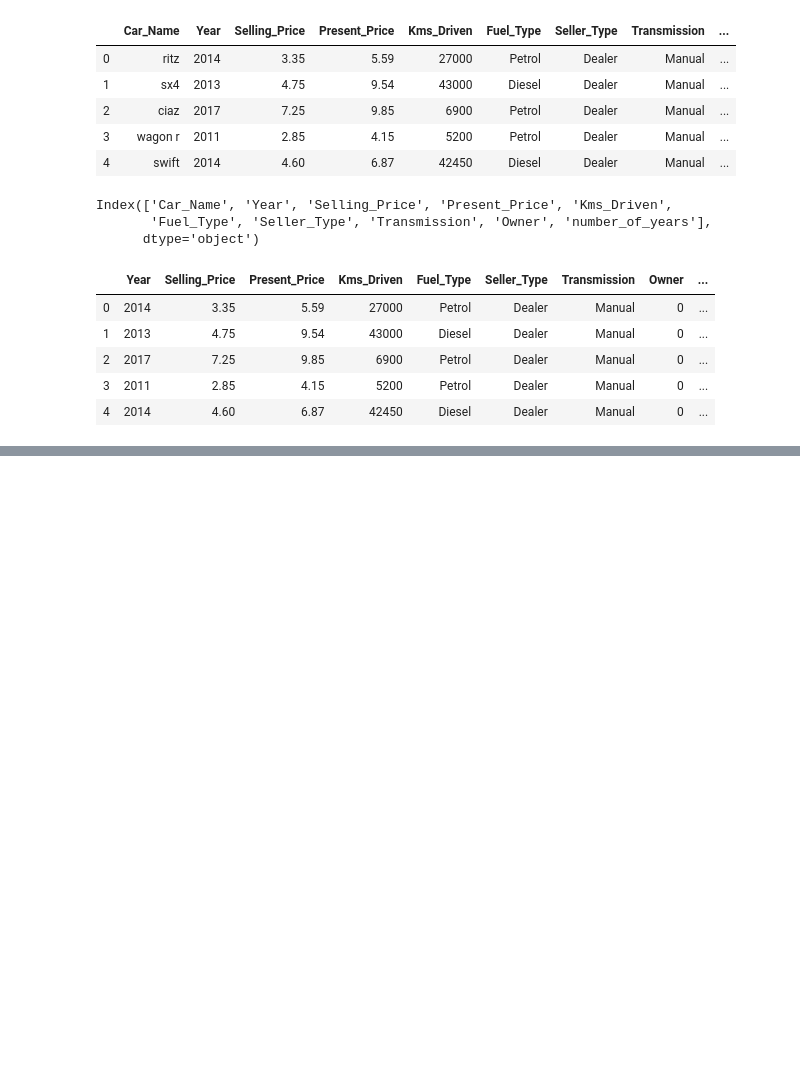
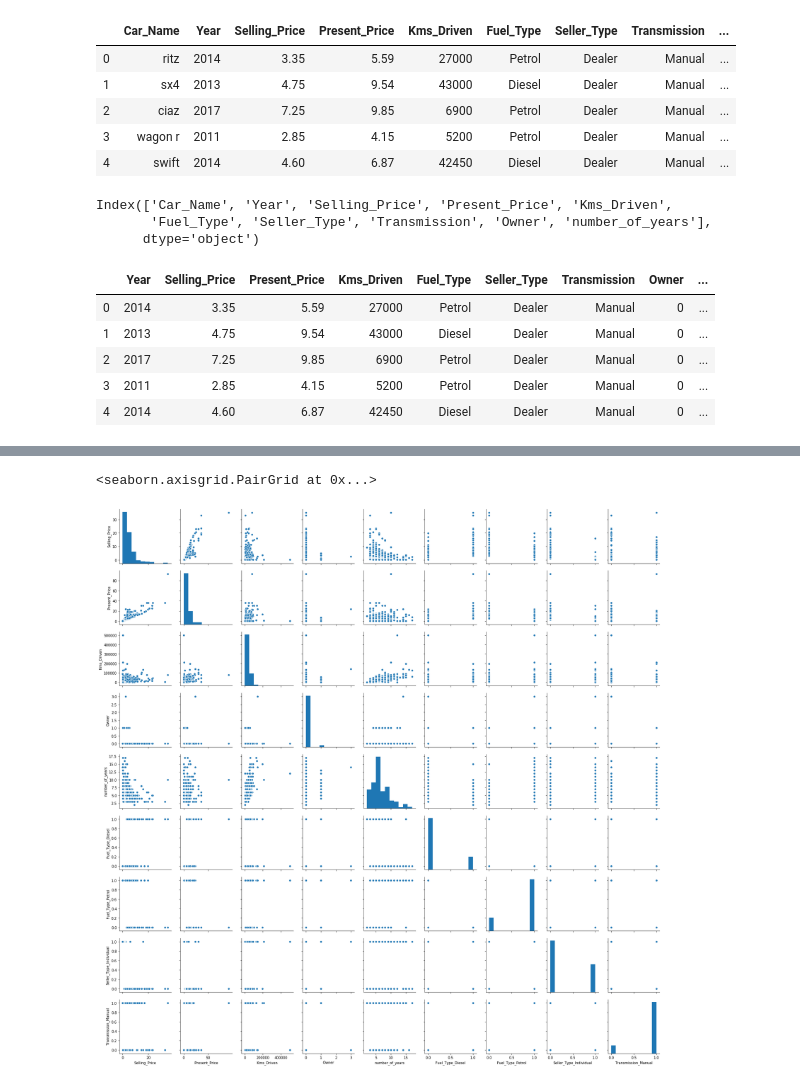
Before and after one commit to divaymohan/car_prediction, a Jupyter notebook: CarPrediction.ipynb, the cells around one changed output, grey strips where cells are left out. Cells and saved outputs as stored; diff of their text form; code cells hidden in the pictures; blank space fills up the shorter version.

```diff
--- a/CarPrediction.ipynb
+++ b/CarPrediction.ipynb
@@ -92,3 +92,5 @@ f_df.head()
 | 2 | 2017 | 7.25 | 9.85 | 6900 | Petrol | Dealer | Manual | 0 | ... |
 | 3 | 2011 | 2.85 | 4.15 | 5200 | Petrol | Dealer | Manual | 0 | ... |
 | 4 | 2014 | 4.60 | 6.87 | 42450 | Diesel | Dealer | Manual | 0 | ... |
+# %%
+f_df['current_year'] = 2020
@@ -94,0 +106,2 @@ f_df.head()
+# %%
+f_df.drop(["Year","current_year"],axis=1,inplace=True)
@@ -94,0 +117,3 @@ f_df.head()
+# %%
+#converting catogotilcal to the numerical data
+f_df = pd.get_dummies(f_df,drop_first=True)
@@ -94,0 +144,5 @@ f_df.head()
+# %%
+sns.pairplot(f_df)
+# %% [output]
+<seaborn.axisgrid.PairGrid at 0x...>
+[figure, added]
```
Also changed, not shown: parts of 15 cells of this notebook, 1 other file.
